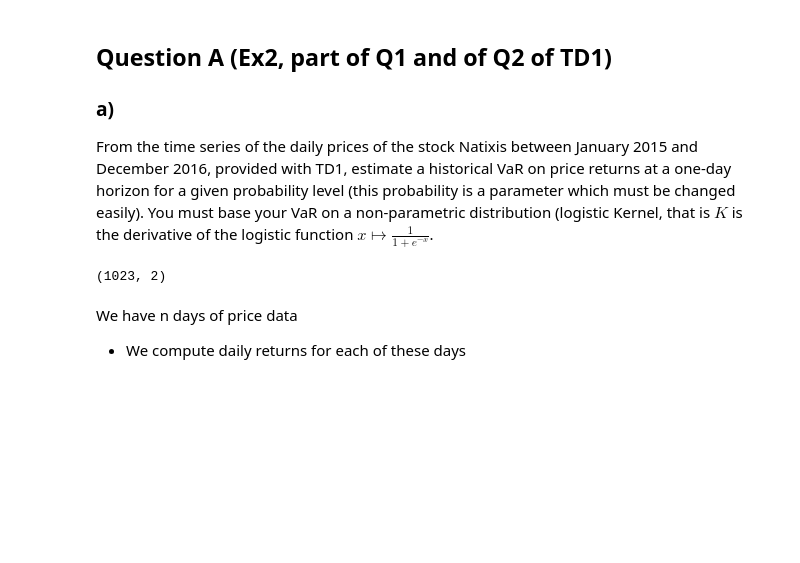
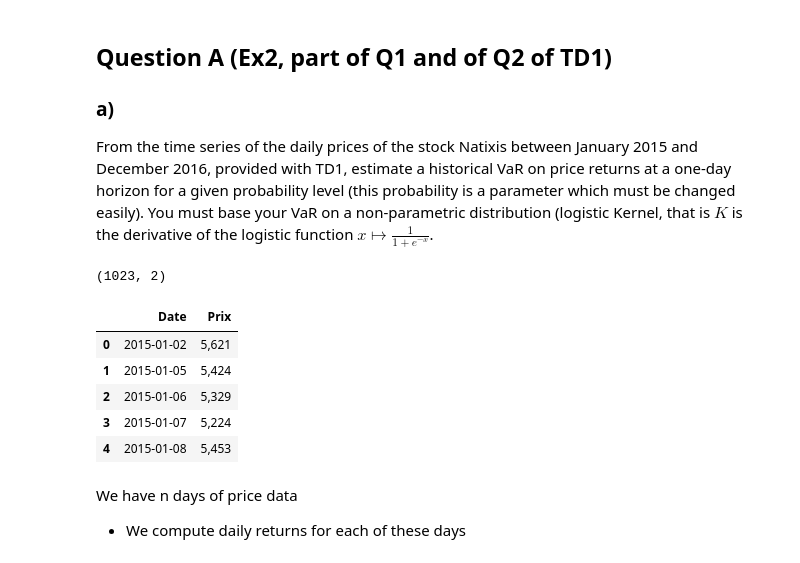
Before and after one commit to alixlm/Market-Risk, a Jupyter notebook: Project_Market_Risk.ipynb, the cells around one changed output. Cells and saved outputs as stored; diff of their text form; code cells hidden in the pictures; blank space fills up the shorter version.

```diff
--- a/Project_Market_Risk.ipynb
+++ b/Project_Market_Risk.ipynb
@@ -14,6 +14,15 @@ df = pd.read_csv("NatixisStock.csv", sep=';')
 print(df.shape)
 # %% [output]
 (1023, 2)
+# %%
+df.head()
+# %% [output]
+|  | Date | Prix |
+| 0 | 2015-01-02 | 5,621 |
+| 1 | 2015-01-05 | 5,424 |
+| 2 | 2015-01-06 | 5,329 |
+| 3 | 2015-01-07 | 5,224 |
+| 4 | 2015-01-08 | 5,453 |
 # %% [markdown]
 We have n days of price data
 - We compute daily returns for each of these days
```
Also changed, not shown: parts of 26 cells of this notebook.
